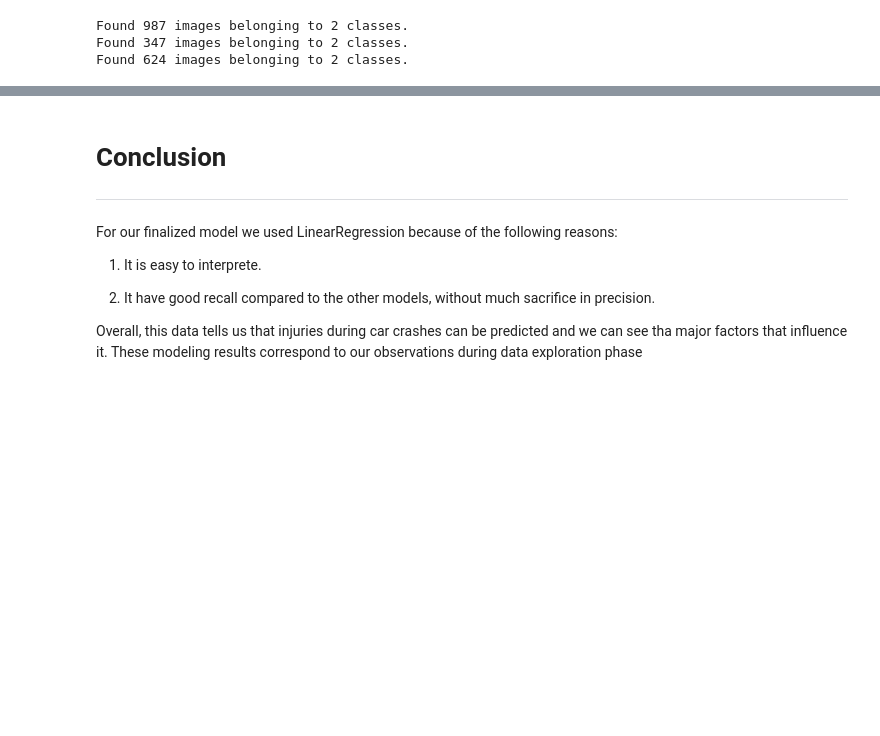
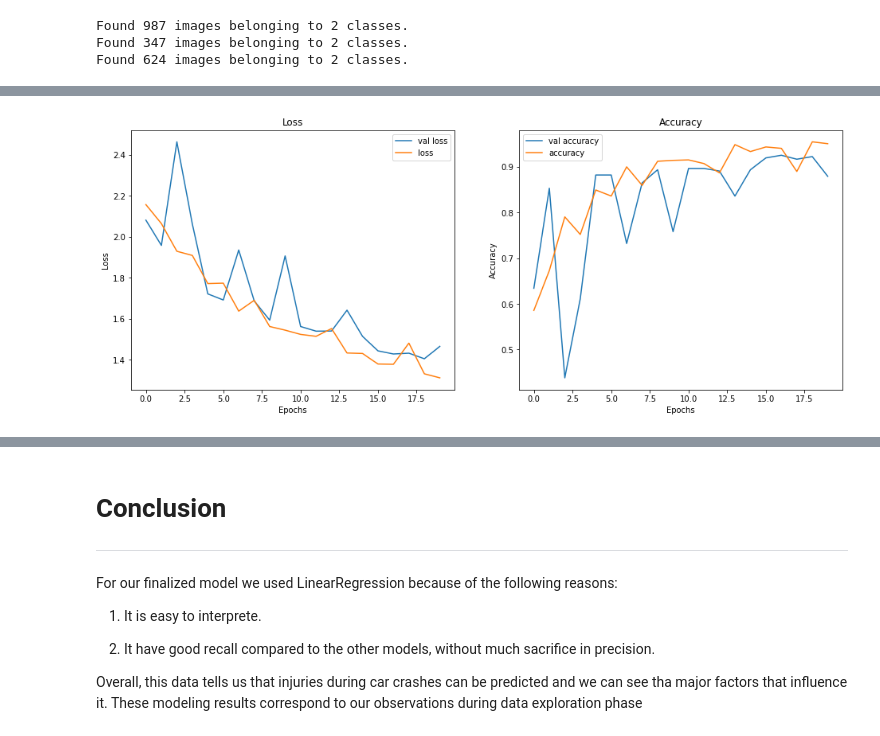
Before and after one commit to 314ka4y/Image_classification, a Jupyter notebook: Project_classification.ipynb, the cells around one changed output, grey strips where cells are left out. Drawn from its saved outputs; the diff is of its cells as text; code cells hidden in the pictures; blank space fills up the shorter version.

```diff
--- a/Project_classification.ipynb
+++ b/Project_classification.ipynb
@@ -393,0 +457,21 @@ Epoch 10/10
+# %%
+L2_list = [0.001, 0.01, 0.1, 1]
+# %%
+L2_fin = []
+for L2 in L2_list:
+    model2 = models.Sequential()
+    model2.add(layers.Dense(50, activation='relu', input_shape=(train_img.shape[1],), kernel_regularizer = l2(l2 = L2)))
+    model2.add(layers.Dense(25, activation='relu', kernel_regularizer = l2(l2 = L2)))
+    model2.add(layers.Dense(10, activation='relu', kernel_regularizer = l2(l2 = L2)))
+    model2.add(layers.Dense(1, activation='sigmoid'))
+    model2.compile(optimizer='sgd',
+              loss='binary_crossentropy',
+              metrics=['accuracy'])
+    history_model2 = model2.fit(train_img,
+                    train_y,
+                    epochs=20,
+                    batch_size=32,
+                    validation_data=(val_img, val_y),
+                    verbose = 0)
+    results_test = model2.evaluate(test_img, test_y)
+    L2_fin.append((L2, results_test[1]))
@@ -393,0 +483,3 @@ Epoch 10/10
+# %%
+L2_best = sorted(L2_fin, key = lambda x: x[1], reverse = True)[0][0]
+print("Best L2 regulization parameter:", L2_best)
@@ -393,0 +488,15 @@ Epoch 10/10
+# %%
+model2 = models.Sequential()
+model2.add(layers.Dense(50, activation='relu', input_shape=(train_img.shape[1],), kernel_regularizer = l2(l2 = L2_best)))
+model2.add(layers.Dense(25, activation='relu', kernel_regularizer = l2(l2 = L2_best)))
+model2.add(layers.Dense(10, activation='relu', kernel_regularizer = l2(l2 = L2_best)))
+model2.add(layers.Dense(1, activation='sigmoid'))
+model2.compile(optimizer='sgd',
+              loss='binary_crossentropy',
+              metrics=['accuracy'])
+history_model2 = model2.fit(train_img,
+                    train_y,
+                    epochs=20,
+                    batch_size=32,
+                    validation_data=(val_img, val_y),
+                    verbose = 1)
@@ -393,0 +525,4 @@ Epoch 10/10
+# %%
+visualize_training_results(history_model2)
+# %% [output]
+[figure, added]
```
Also changed, not shown: parts of 46 cells of this notebook.
